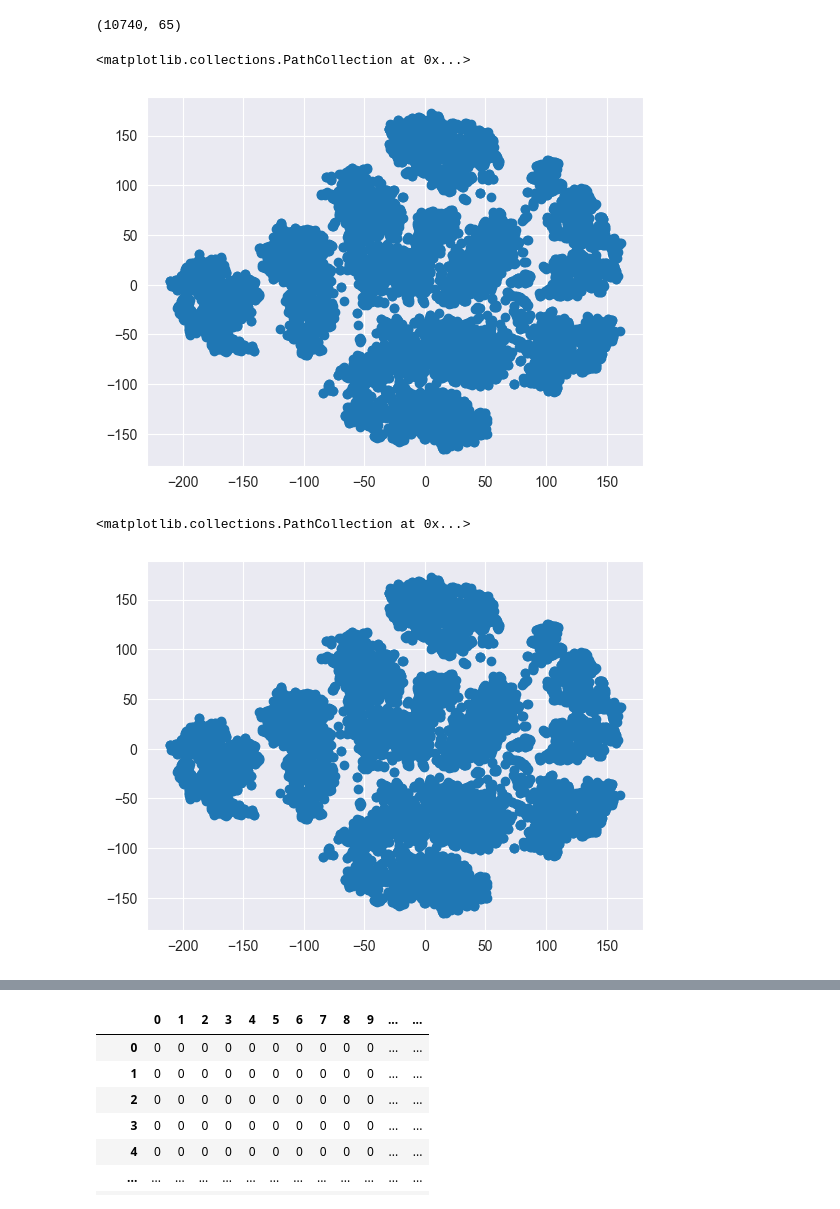
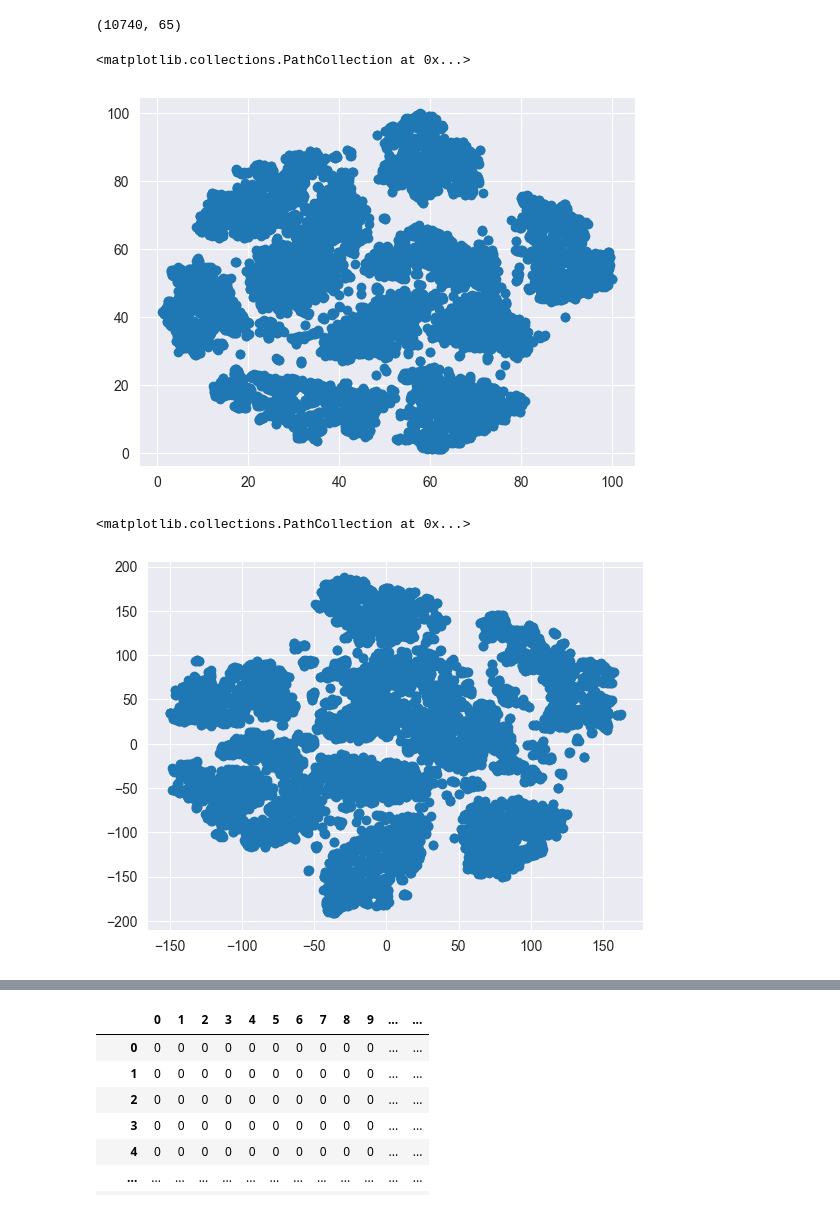
Before and after one commit to bhaba-ranjan/clustering, a Jupyter notebook: k-means.ipynb, the cells around one changed output, grey strips where cells are left out. Drawn from its saved outputs; the diff is of its cells as text; code cells hidden in the pictures.

```diff
--- a/k-means.ipynb
+++ b/k-means.ipynb
@@ -93,22 +94,25 @@ data.shape
 (10740, 65)
 # %%
 tsne = TSNE(n_components=2,
-            n_iter=4000,
+            n_iter=5000,
             # learning_rate=250,
-            n_iter_without_progress=150,
+            n_iter_without_progress=250,
             perplexity=11,
-            early_exaggeration=36)
+            early_exaggeration=26)
 data1 = tsne.fit_transform(data)
+# %%
+scaler = MinMaxScaler(feature_range=(1,100))
+data2 = scaler.fit_transform(data1)
 # %%
-plt.scatter(data1[:,0], data1[:,1])
+plt.scatter(data2[:,0], data2[:,1])
 # %% [output]
 <matplotlib.collections.PathCollection at 0x...>
-[figure, old version]
+[figure, new version]
 # %%
 plt.scatter(data1[:,0], data1[:,1])
 # %% [output]
 <matplotlib.collections.PathCollection at 0x...>
-[figure, old version]
+[figure, new version]
 # %%
 def generateKCentroid(data, k, size):
     random_index = [ np.random.randint(0,data.shape[0],size=data.shape[1]) for i in range(k)]
```
Also changed, not shown: parts of 7 cells of this notebook.
